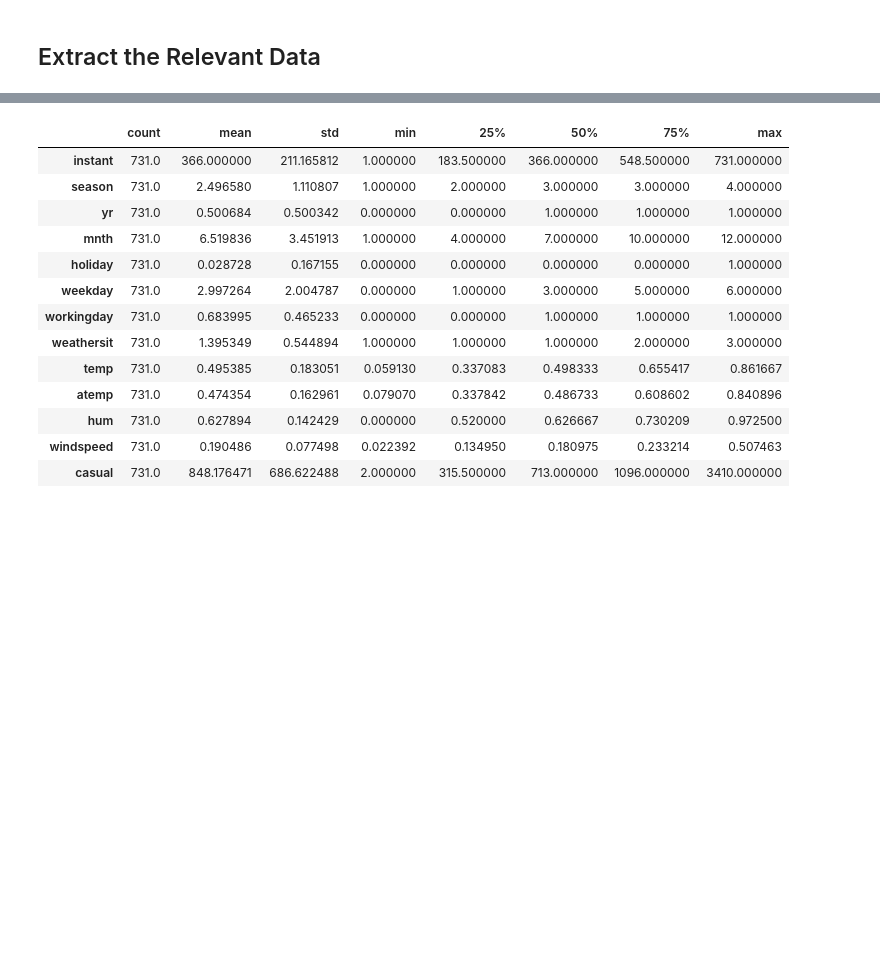
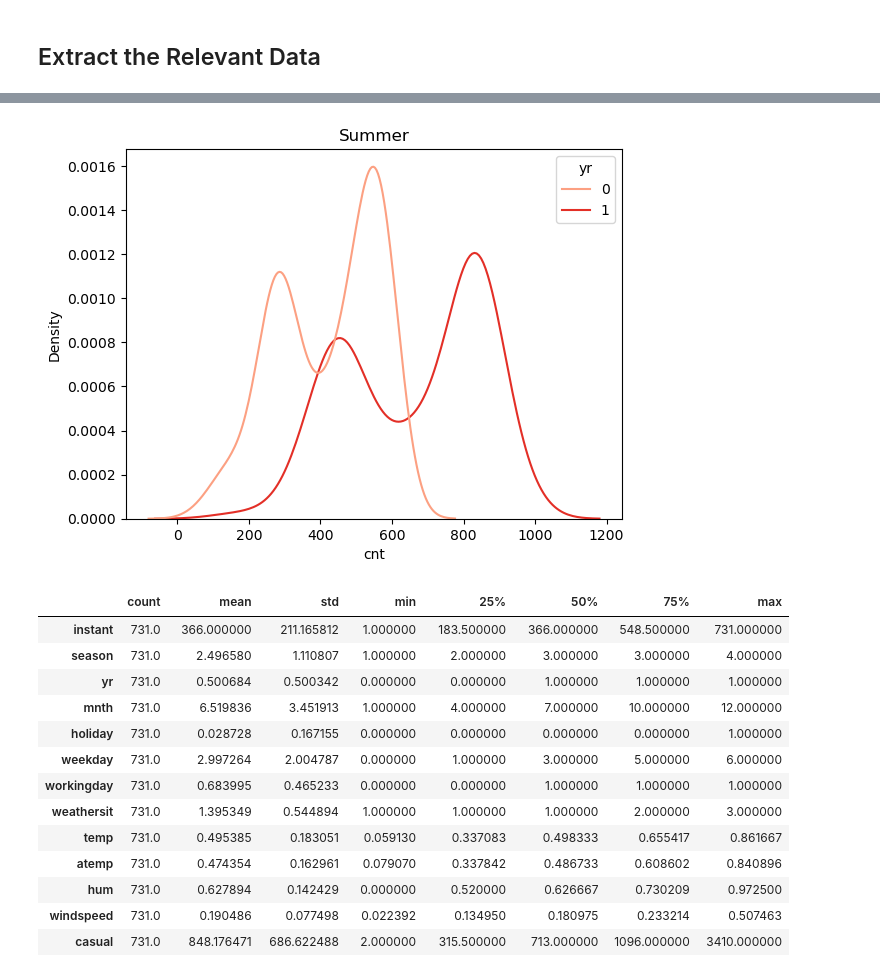
Before and after one commit to eirikbaekkelund/BikeSharing, a Jupyter notebook: develop_E.ipynb, the cells around one changed output, grey strips where cells are left out. Cells and saved outputs as stored; diff of their text form; code cells hidden in the pictures; blank space fills up the shorter version.

```diff
--- a/develop_E.ipynb
+++ b/develop_E.ipynb
@@ -40,3 +38,8 @@ plt.legend();
+# %%
+sns.kdeplot(x='cnt', hue='yr', data=df_summer, palette = 'Reds')
+plt.title("Summer");
+# %% [output]
+[figure, added]
 # %%
 df_day.describe().T
 # %% [output]
```
Also changed, not shown: parts of 6 cells of this notebook.
